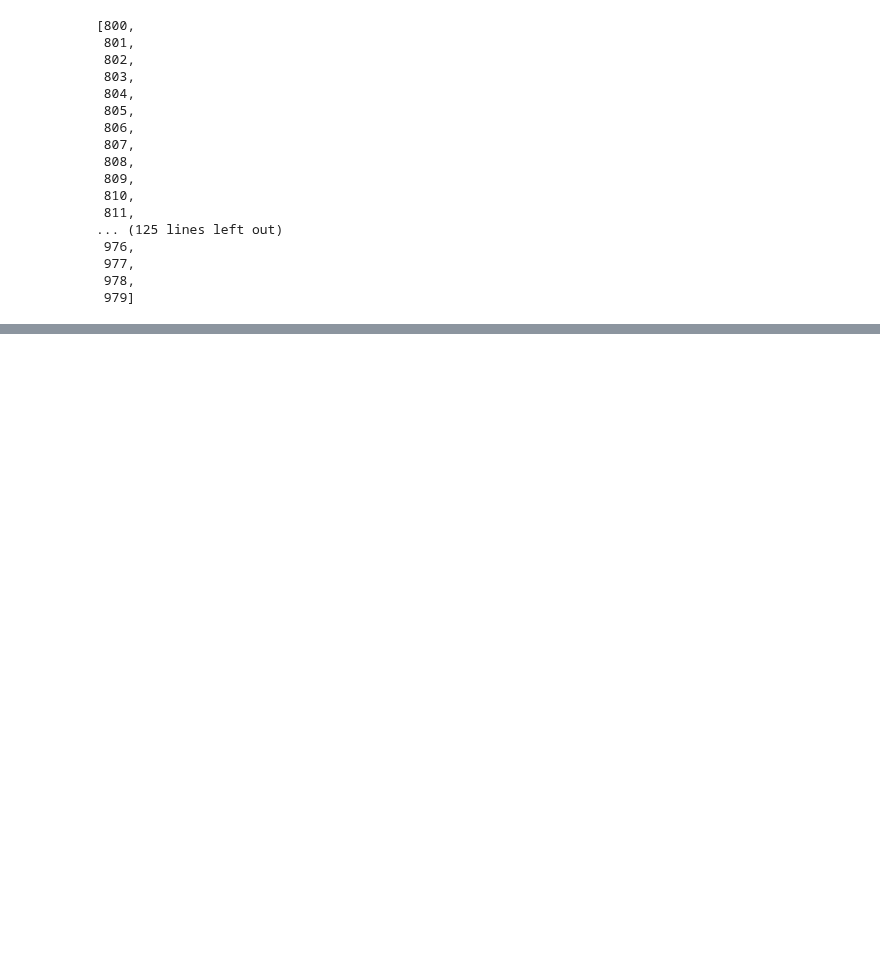
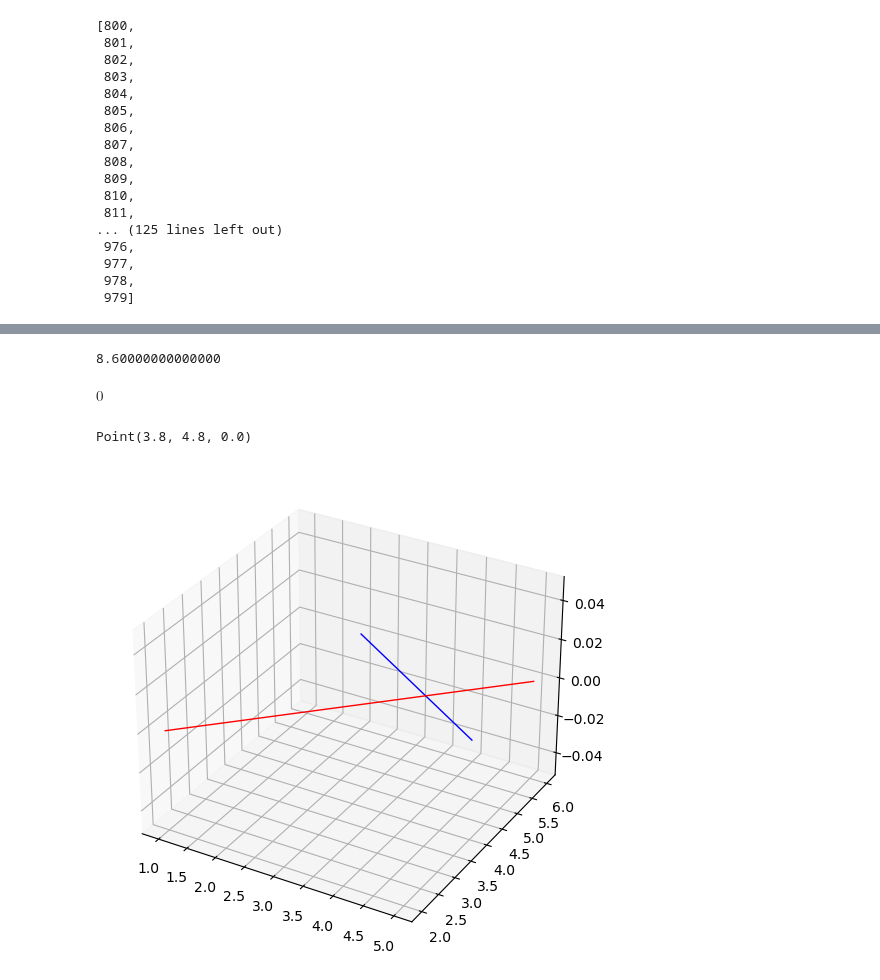
Before and after one commit to axruff/Medaka, a Jupyter notebook: WorkshopLandmarks.ipynb, the cells around one changed output, grey strips where cells are left out. Cells and saved outputs as stored; diff of their text form; code cells hidden in the pictures; blank space fills up the shorter version.

```diff
--- a/WorkshopLandmarks.ipynb
+++ b/WorkshopLandmarks.ipynb
@@ -112,0 +300,8 @@ f.close()
+# %%
+print(x+y)
+# %% [output]
+8.60000000000000
+# %%
+inter[0].z.evalf()
+# %% [output]
+$\displaystyle 0$
@@ -112,0 +310,18 @@ f.close()
+# %%
+l1 = Line(Point(1,2,1), Point(5,6,1))
+l2 = Line(Point(2,6,1), Point(5,4,1))
+
+s1 = Segment(Point(1,2,0), Point(5,6,0))
+s2 = Segment(Point(2,6,0), Point(5,4,0))
+
+#inter = intersection(l2, l2)
+intersection(s1,s2)
+# %% [output]
+Point(3.8, 4.8, 0.0)
+# %%
+r = Renderer()
+r.add((s1,'r',1),normal_length = 0)
+r.add((s2,'b',1),normal_length=0)
+r.show()
+# %% [output]
+[figure, added]
```
Also changed, not shown: parts of 21 cells of this notebook.
